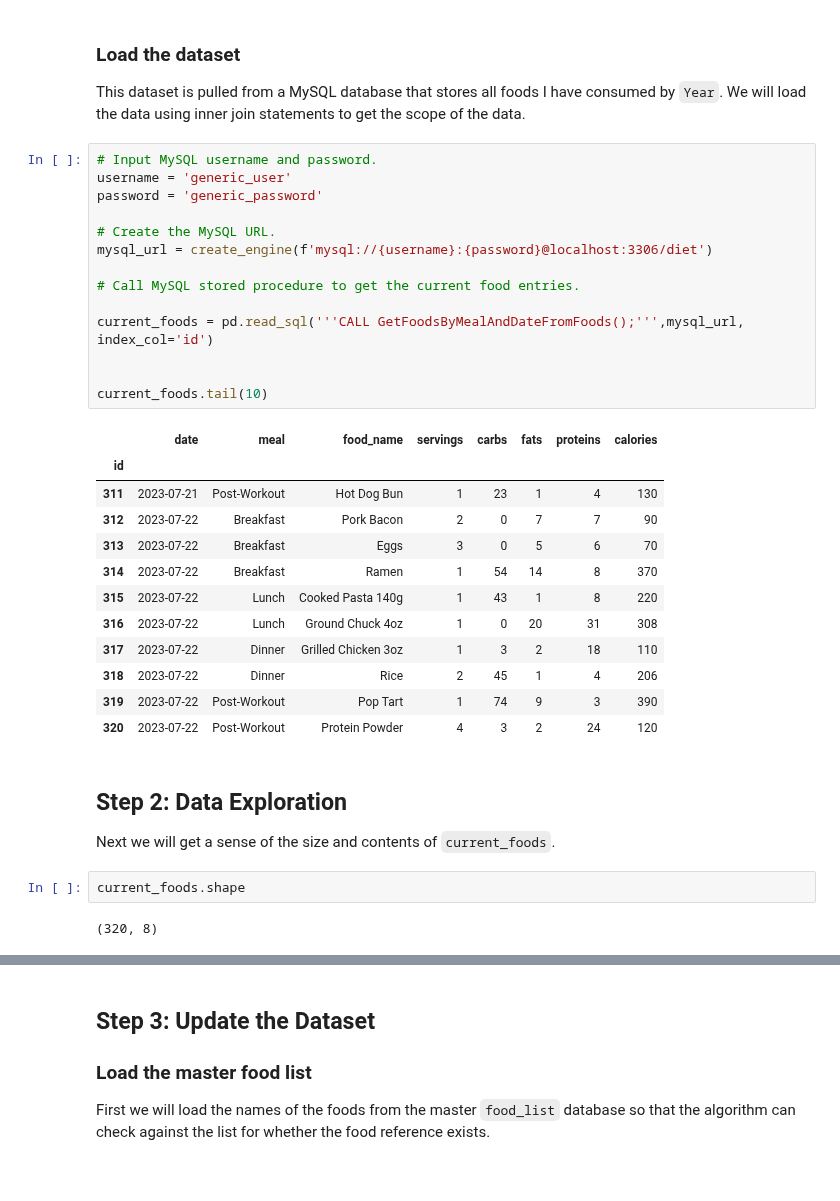
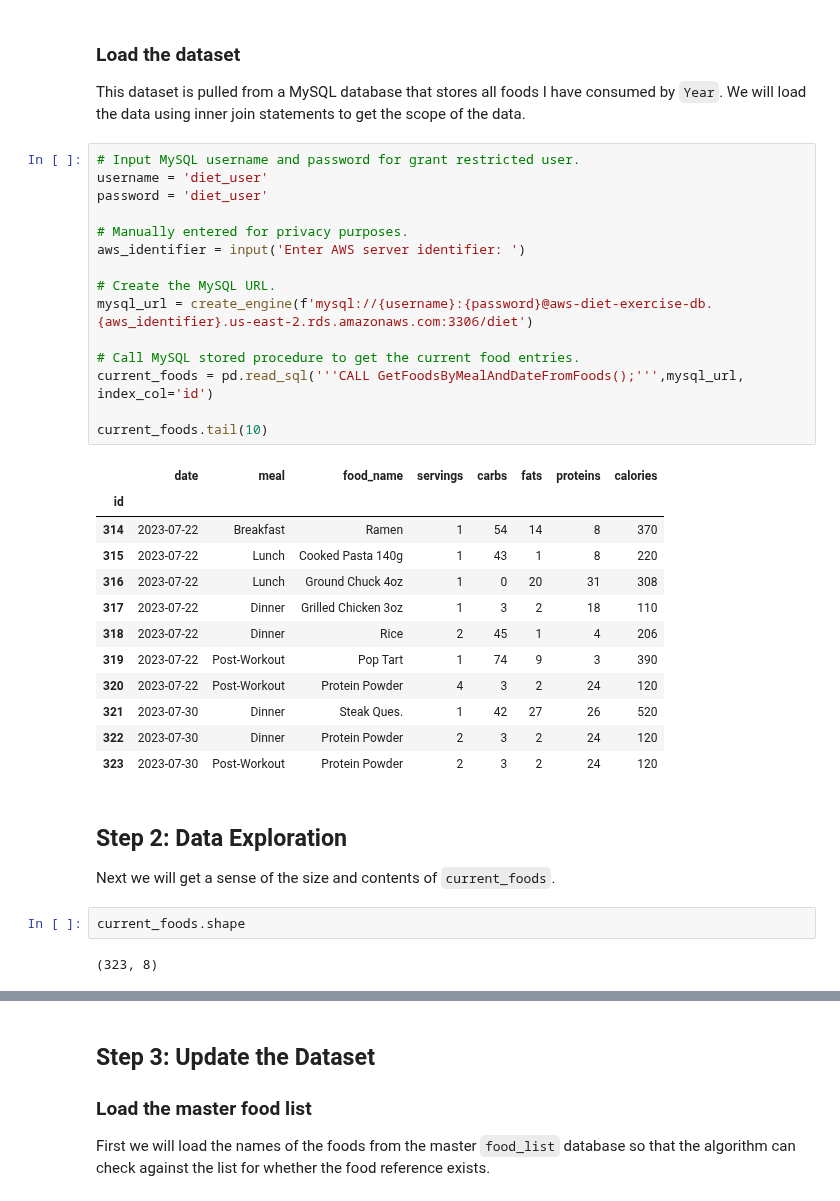
Before and after one commit to Artuk009/NewDIetAndExercise, a Jupyter notebook: Diet_Analysis/diet_v5(Latest).ipynb, the cells around one changed output, grey strips where cells are left out. Cells and saved outputs as stored; diff of their text form.

Commit message:
Updates to integrate with new server

```diff
--- a/Diet_Analysis/diet_v5(Latest).ipynb
+++ b/Diet_Analysis/diet_v5(Latest).ipynb
@@ -28,25 +28,23 @@ pymysql.install_as_MySQLdb()
 This dataset is pulled from a MySQL database that stores all foods I have consumed by `Year`. We
 will load the data using inner join statements to get the scope of the data.
 # %%
-# Input MySQL username and password.
-username = 'generic_user'
-password = 'generic_password'
+# Input MySQL username and password for grant restricted user.
+username = 'diet_user'
+password = 'diet_user'
+
+# Manually entered for privacy purposes.
+aws_identifier = input('Enter AWS server identifier: ')
 
 # Create the MySQL URL.
-mysql_url = create_engine(f'mysql://{username}:{password}@localhost:3306/diet')
+mysql_url = create_engine(f'mysql://{username}:{password}@aws-diet-exercise-db.{aws_identifier}.us-east-2.rds.amazonaws.com:3306/diet')
 
 # Call MySQL stored procedure to get the current food entries.
-
 current_foods = pd.read_sql('''CALL GetFoodsByMealAndDateFromFoods();''',mysql_url, index_col='id')
 
-
 current_foods.tail(10)
 # %% [output]
 |  | date | meal | food_name | servings | carbs | fats | proteins | calories |
 | id |  |  |  |  |  |  |  |  |
-| 311 | 2023-07-21 | Post-Workout | Hot Dog Bun | 1 | 23 | 1 | 4 | 130 |
-| 312 | 2023-07-22 | Breakfast | Pork Bacon | 2 | 0 | 7 | 7 | 90 |
-| 313 | 2023-07-22 | Breakfast | Eggs | 3 | 0 | 5 | 6 | 70 |
 | 314 | 2023-07-22 | Breakfast | Ramen | 1 | 54 | 14 | 8 | 370 |
 | 315 | 2023-07-22 | Lunch | Cooked Pasta 140g | 1 | 43 | 1 | 8 | 220 |
 | 316 | 2023-07-22 | Lunch | Ground Chuck 4oz | 1 | 0 | 20 | 31 | 308 |
@@ -54,13 +52,16 @@ current_foods.tail(10)
 | 318 | 2023-07-22 | Dinner | Rice | 2 | 45 | 1 | 4 | 206 |
 | 319 | 2023-07-22 | Post-Workout | Pop Tart | 1 | 74 | 9 | 3 | 390 |
 | 320 | 2023-07-22 | Post-Workout | Protein Powder | 4 | 3 | 2 | 24 | 120 |
+| 321 | 2023-07-30 | Dinner | Steak Ques. | 1 | 42 | 27 | 26 | 520 |
+| 322 | 2023-07-30 | Dinner | Protein Powder | 2 | 3 | 2 | 24 | 120 |
+| 323 | 2023-07-30 | Post-Workout | Protein Powder | 2 | 3 | 2 | 24 | 120 |
 # %% [markdown]
 ## Step 2: Data Exploration
 Next we will get a sense of the size and contents of `current_foods`.
 # %%
 current_foods.shape
 # %% [output]
-(320, 8)
+(323, 8)
 # %%
 current_foods.info()
 # %% [output]
```
Also changed, not shown: parts of 17 cells of this notebook, 1 other file.
